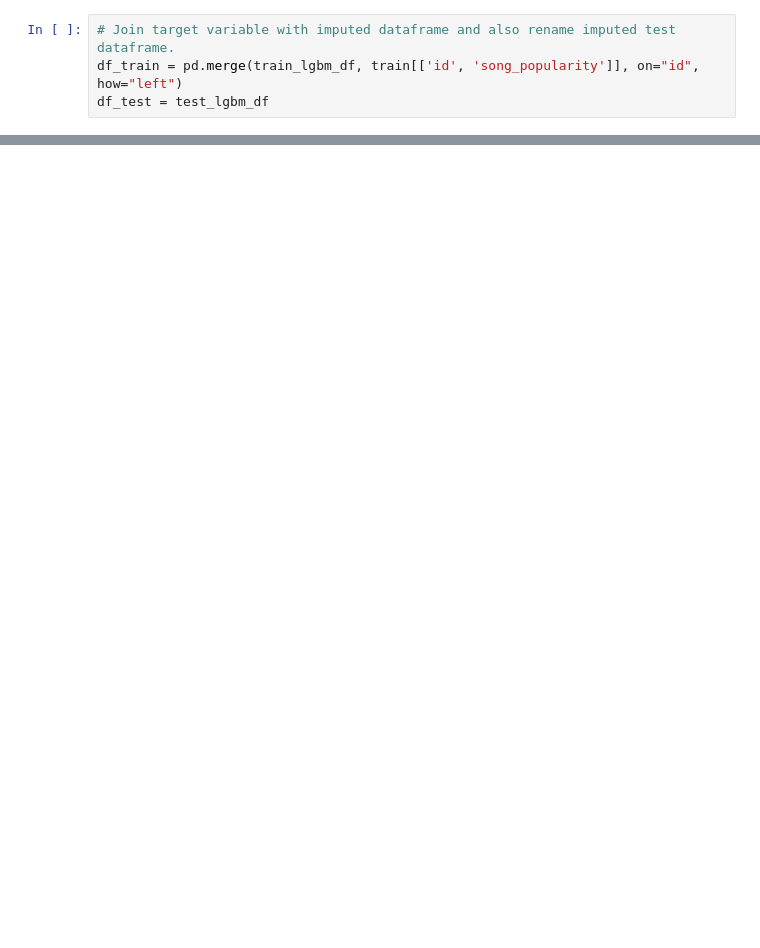
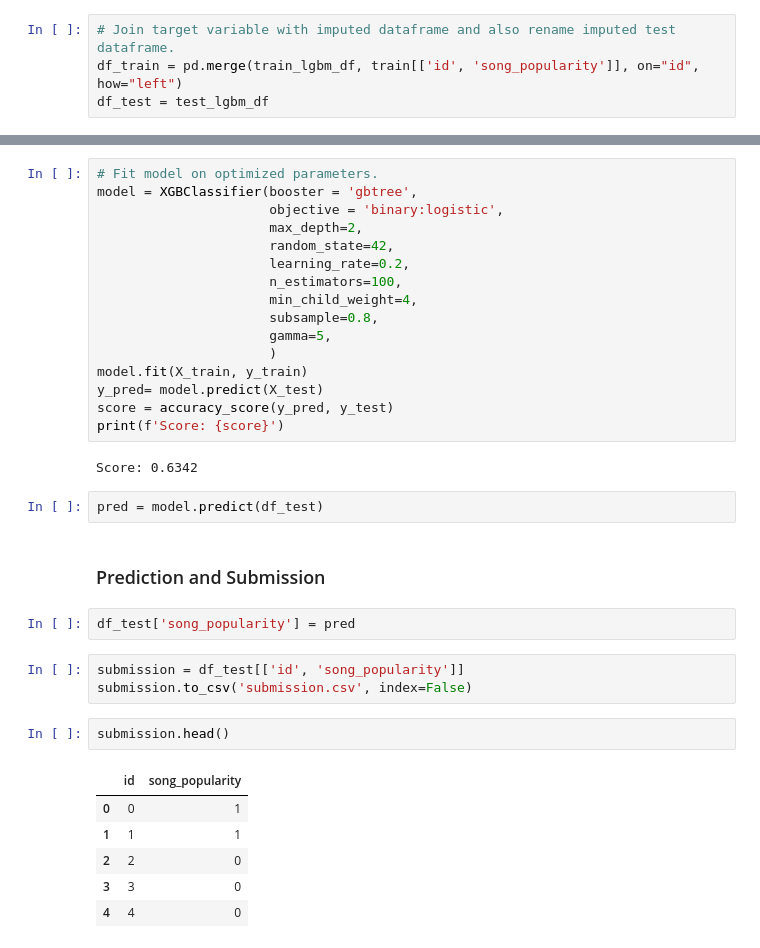
Before and after one commit to Sam-Tracey/Kaggle, a Jupyter notebook: song-popularity-eda.ipynb, the cells around one changed output, grey strips where cells are left out. Saved outputs shown, nothing was run; the diff lists cells and outputs as text; blank space fills up the shorter version.

```diff
--- a/song-popularity-eda.ipynb
+++ b/song-popularity-eda.ipynb
@@ -802,0 +851,36 @@ df_train.to_csv('train_folds.csv', index=False)
+# %%
+# Fit model on optimized parameters.
+model = XGBClassifier(booster = 'gbtree',
+                      objective = 'binary:logistic',
+                      max_depth=2,
+                      random_state=42,
+                      learning_rate=0.2,
+                      n_estimators=100,
+                      min_child_weight=4,
+                      subsample=0.8,
+                      gamma=5,
+                      )
+model.fit(X_train, y_train)
+y_pred= model.predict(X_test)
+score = accuracy_score(y_pred, y_test)
+print(f'Score: {score}')
+# %% [output]
+Score: 0.6342
+# %%
+pred = model.predict(df_test)
+# %% [markdown]
+### Prediction and Submission
+# %%
+df_test['song_popularity'] = pred
+# %%
+submission = df_test[['id', 'song_popularity']]
+submission.to_csv('submission.csv', index=False)
+# %%
+submission.head()
+# %% [output]
+|  | id | song_popularity |
+| 0 | 0 | 1 |
+| 1 | 1 | 1 |
+| 2 | 2 | 0 |
+| 3 | 3 | 0 |
+| 4 | 4 | 0 |
```
Also changed, not shown: parts of 23 cells of this notebook.
